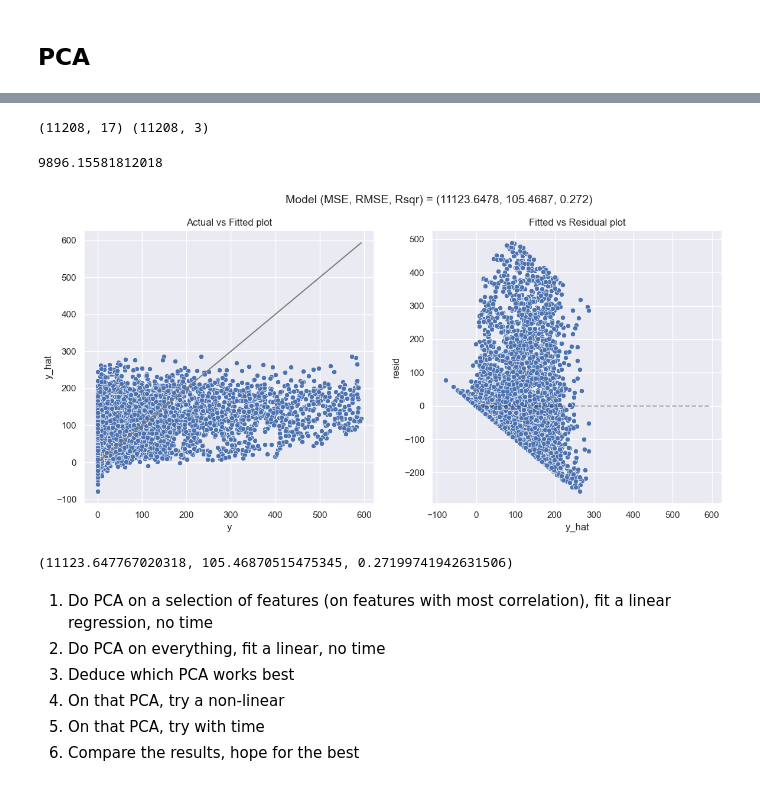
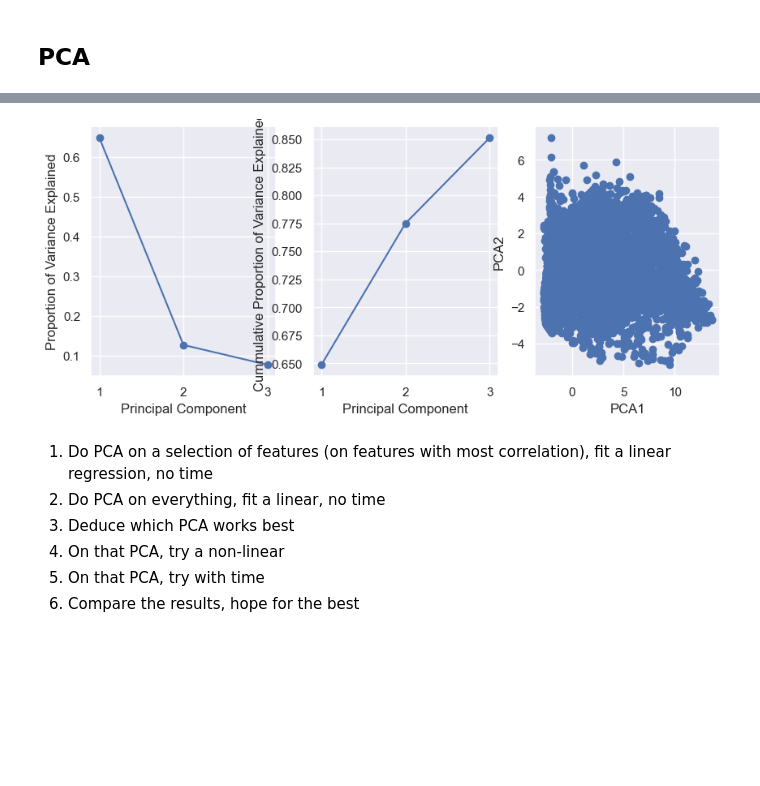
Before and after one commit to yiningtan/UG_Solar_Challenge, a Jupyter notebook: 3_neurons.ipynb, the cells around one changed output, grey strips where cells are left out. Cells and saved outputs as stored; diff of their text form; code cells hidden in the pictures; blank space fills up the shorter version.

```diff
--- a/3_neurons.ipynb
+++ b/3_neurons.ipynb
@@ -157,6 +157,3 @@ df_weather.drop(['time'], axis=1)
 X_copy = scaler.fit_transform(df_weather.drop(['time'], axis=1))
 # %% [markdown]
 ## PCA
-# %%
-pca_x = PCA(n_components=3)
-pca_x.fit(X_copy)
@@ -165,10 +160,21 @@ PCA(n_components=3)
 # %%
-fig, ax = plt.subplots(1,2, figsize = (10,4))
-ticks = np.arange(pca_x.n_components_)+1
-ax[0].plot(ticks, pca_x.explained_variance_ratio_, marker='o')
-ax[0].set_xlabel('Principal Component')
-ax[0].set_ylabel('Proportion of Variance Explained')
-ax[1].plot(ticks, pca_x.explained_variance_ratio_.cumsum(), marker='o')
-ax[1].set_xlabel('Principal Component')
-ax[1].set_ylabel('Cummulative Proportion of Variance Explained')
-plt.show()
+def perform_pca(X, n_comp):
+    pca_x = PCA(n_components= n_comp)
+    pca_x.fit(X)
+
+    #loadings = pd.DataFrame(pca_x.components_.T, columns=['PC1', 'PC2', 'PC3'], index = df_weather.drop(['time'], axis=1).columns.values)
+    scores = pca_x.transform(X)
+
+    fig, ax = plt.subplots(1,3, figsize = (10,4))
+    ticks = np.arange(pca_x.n_components_)+1
+    ax[0].plot(ticks, pca_x.explained_variance_ratio_, marker='o')
+    ax[0].set_xlabel('Principal Component')
+    ax[0].set_ylabel('Proportion of Variance Explained')
+    ax[1].plot(ticks, pca_x.explained_variance_ratio_.cumsum(), marker='o')
+    ax[1].set_xlabel('Principal Component')
+    ax[1].set_ylabel('Cummulative Proportion of Variance Explained')
+    ax[2].scatter(scores[:,0], scores[:,1])
+    ax[2].set_xlabel('PCA%d' % (0+1))
+    ax[2].set_ylabel('PCA%d' % (1+1))
+    plt.show()
+    #loadings
@@ -210,22 +181,7 @@ loadings
-# %%
-print(X_copy.shape, y.shape)
-# %% [output]
-(11208, 17) (11208, 3)
-# %%
-X_train, X_test, y_train, y_test = train_test_split(X_copy, y['Value'], test_size=0.3, random_state=0)
-
-regr = LinearRegression()
-regr.fit(X_train, y_train)
-
-pred = regr.predict(X_test)
-mean_squared_error(y_test, pred)
-# %% [output]
-9896.15581812018
-# %%
-model_fit(m = regr.fit(X_train, y_train), X=X_train, y = y_train, plot=True)
-# %% [output]
-[figure, removed]
-(11123.647767020318, 105.46870515475345, 0.27199741942631506)
+# %%
+perform_pca(X_copy, 3)
+# %% [output]
+[figure, added]
 # %% [markdown]
 1. Do PCA on a selection of features (on features with most correlation), fit a linear regression, no time
 2. Do PCA on everything, fit a linear, no time
```
Also changed, not shown: parts of 6 cells of this notebook.
